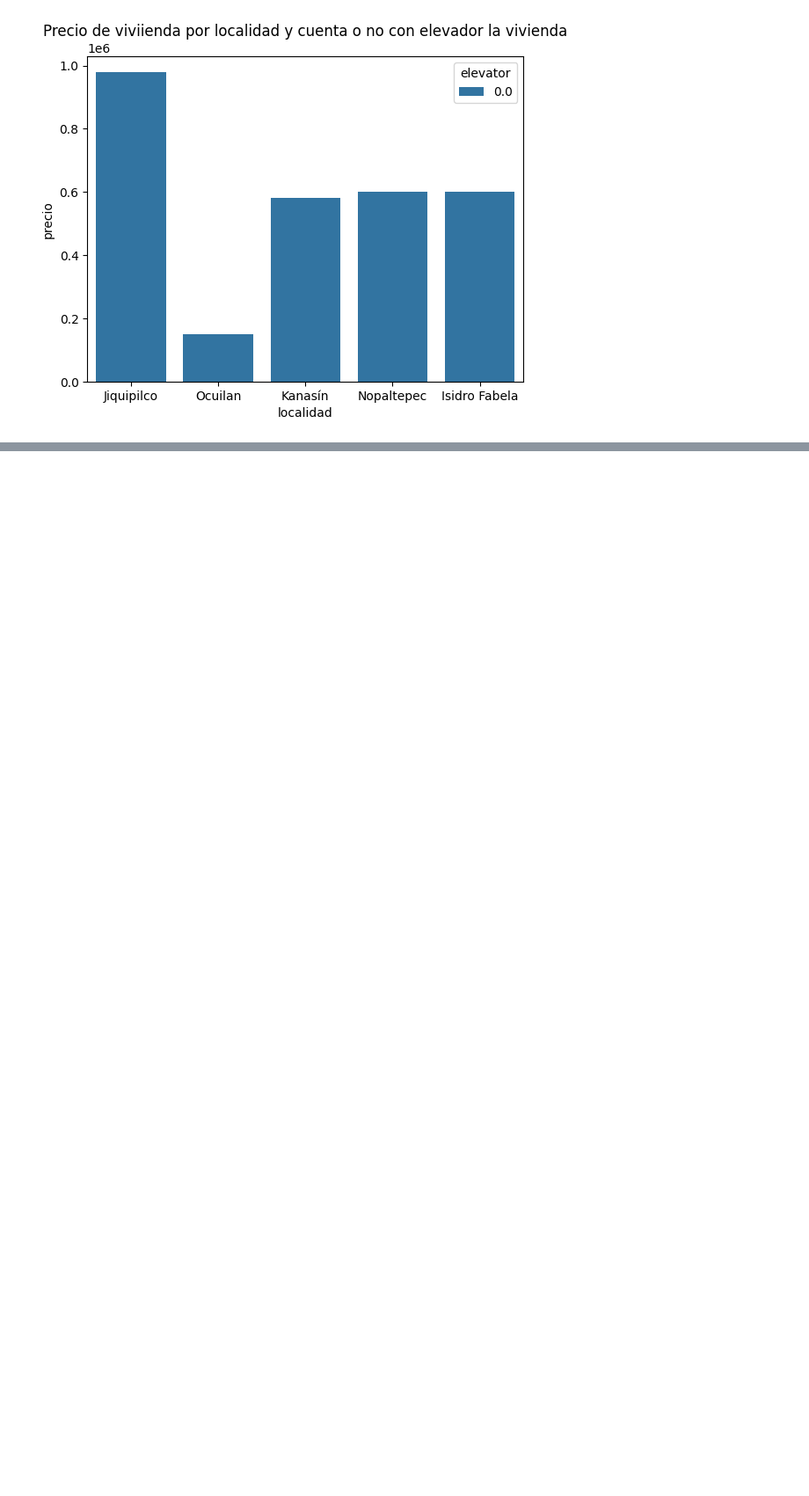
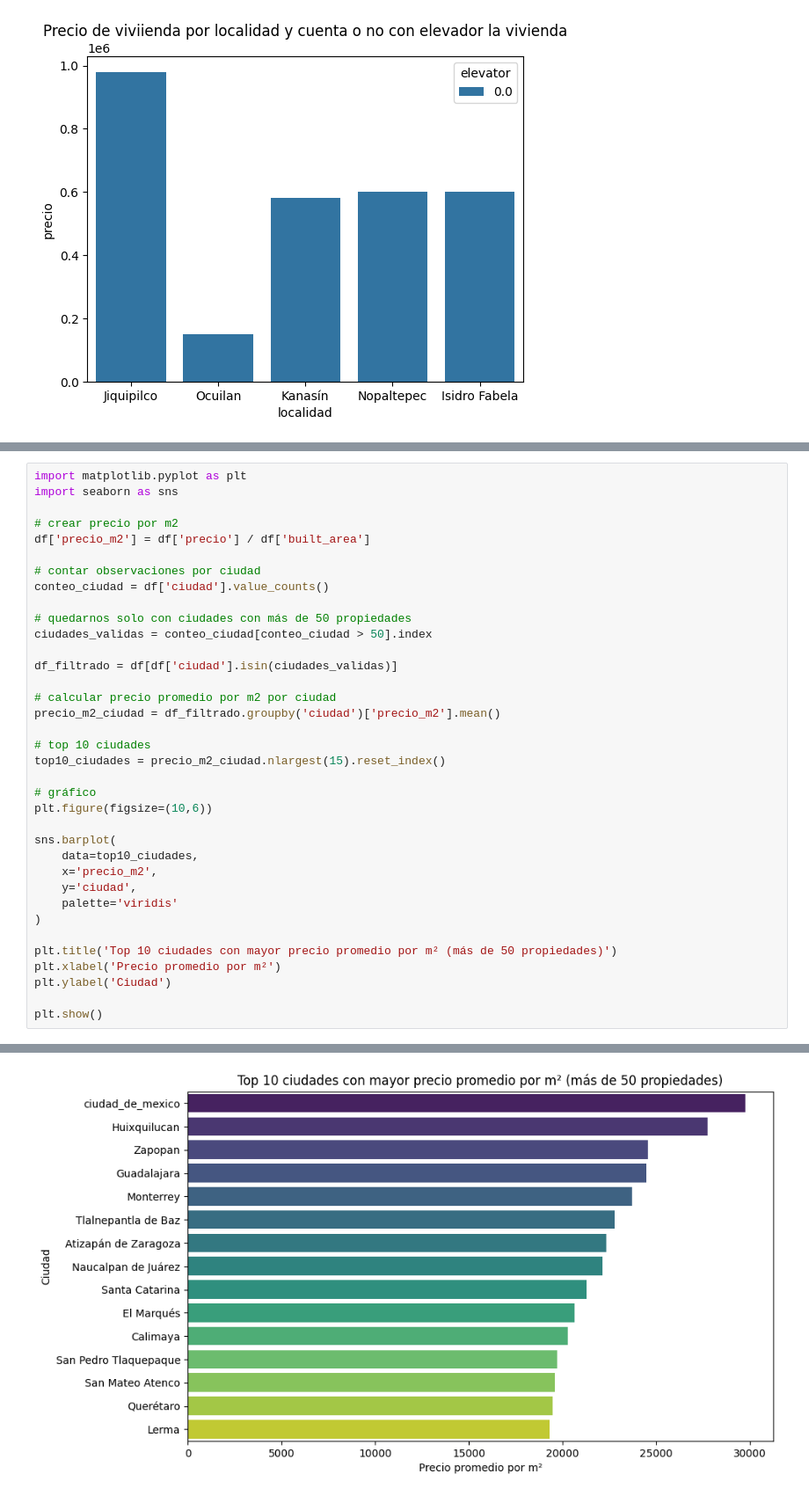
Before and after one commit to Marcocruz88/Proyecto, a Jupyter notebook: EDA.ipynb, the cells around one changed output, grey strips where cells are left out. Shown at 88% size. Drawn from its saved outputs; the diff is of its cells as text; blank space fills up the shorter version.

```diff
--- a/EDA.ipynb
+++ b/EDA.ipynb
@@ -245,0 +310,37 @@ plt.show()
+# %%
+import matplotlib.pyplot as plt
+import seaborn as sns
+
+# crear precio por m2
+df['precio_m2'] = df['precio'] / df['built_area']
+
+# contar observaciones por ciudad
+conteo_ciudad = df['ciudad'].value_counts()
+
+# quedarnos solo con ciudades con más de 50 propiedades
+ciudades_validas = conteo_ciudad[conteo_ciudad > 50].index
+
+df_filtrado = df[df['ciudad'].isin(ciudades_validas)]
+
+# calcular precio promedio por m2 por ciudad
+precio_m2_ciudad = df_filtrado.groupby('ciudad')['precio_m2'].mean()
+
+# top 10 ciudades
+top10_ciudades = precio_m2_ciudad.nlargest(15).reset_index()
+
+# gráfico
+plt.figure(figsize=(10,6))
+
+sns.barplot(
+    data=top10_ciudades,
+    x='precio_m2',
+    y='ciudad',
+    palette='viridis'
+)
+
+plt.title('Top 10 ciudades con mayor precio promedio por m² (más de 50 propiedades)')
+plt.xlabel('Precio promedio por m²')
+plt.ylabel('Ciudad')
+
+plt.show()
+# %% [output]
@@ -245,0 +356 @@ plt.show()
+[figure, added]
```
Also changed, not shown: parts of 6 cells of this notebook.
